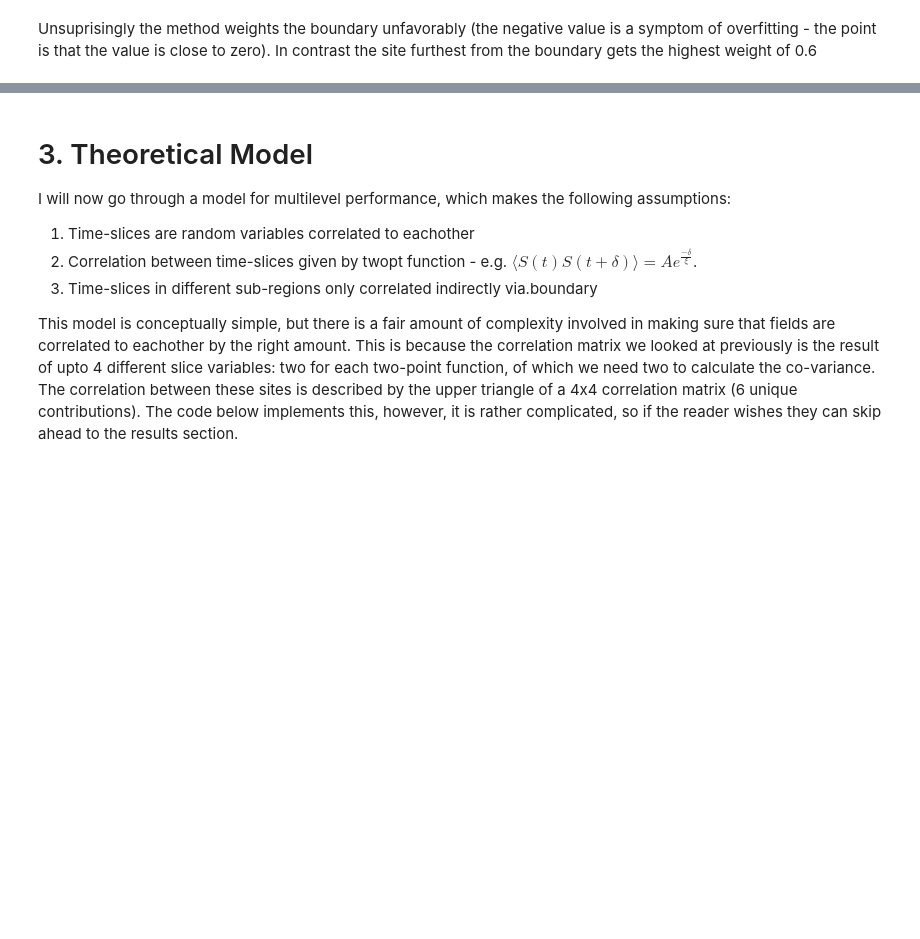
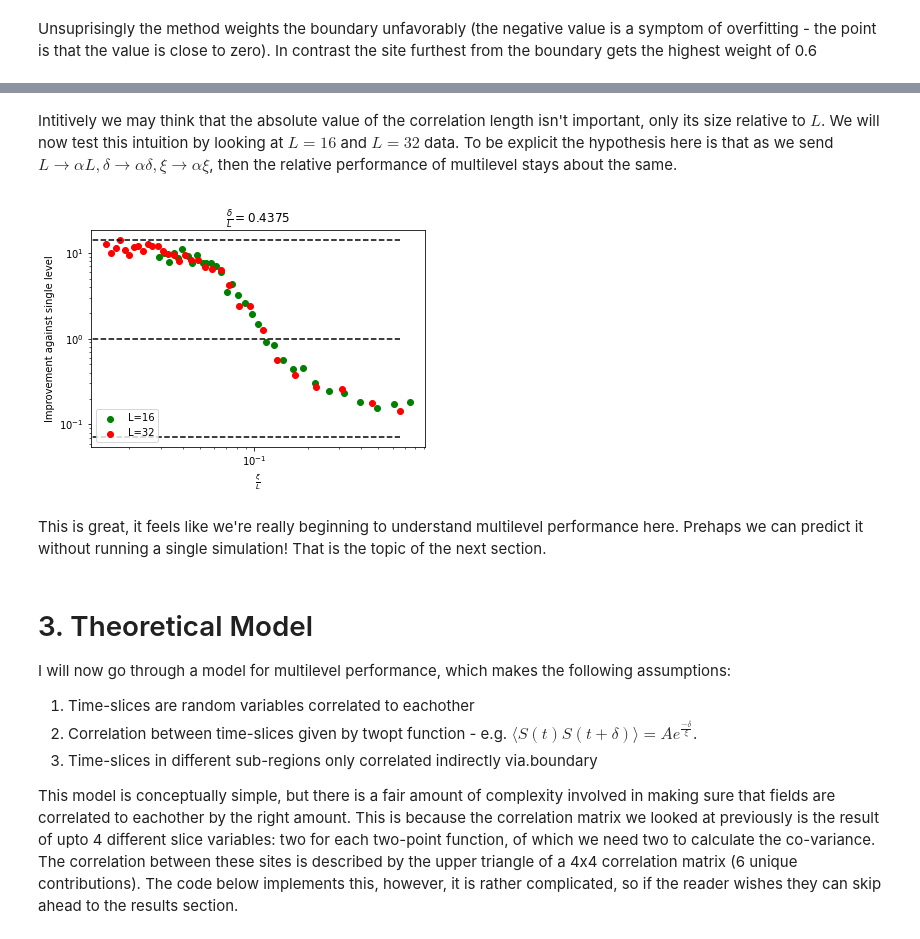
Before and after one commit to BenKMorley/Multilevel_notebook, a Jupyter notebook: Multilevel_Ising.ipynb, the cells around one changed output, grey strips where cells are left out. Drawn from its saved outputs; the diff is of its cells as text; code cells hidden in the pictures; blank space fills up the shorter version.

```diff
--- a/Multilevel_Ising.ipynb
+++ b/Multilevel_Ising.ipynb
@@ -863,3 +1118,38 @@ Unsuprisingly the method weights the boundary unfavorably (the negative value is
+# %% [markdown]
+Intitively we may think that the absolute value of the correlation length isn't important, only its size relative to $L$. We will now test this intuition by looking at $L = 16$ and $L = 32$ data. To be explicit the hypothesis here is that as we send $L \xrightarrow[]{} \alpha L, \delta \xrightarrow[]{} \alpha \delta, \xi \xrightarrow[]{} \alpha \xi$, then the relative performance of multilevel stays about the same.
+# %%
+delta_frac = 7 / 16 # delta / L
+L_s = [16, 32]
+colors = {16: 'g', 32: 'r'}
+
+for L in L_s:
+    results = full_results[L]
+
+    # Extract Standard deviations from the results
+    single_stds = numpy.std(results[:, 0], axis=2)
+    multi_chisq = numpy.std(results[:, 4], axis=2)
+
+    delta = int(numpy.rint(delta_frac * L))
+
+    plt.scatter(xis[L] / L, single_stds[:, delta] / multi_chisq[:, delta], label=f'L={L}', color=colors[L])
+
+plt.plot([0, max(xis[L] / L)], [1, 1], color='k', ls='--')
+plt.plot([0, max(xis[L] / L)], [numpy.sqrt(M), numpy.sqrt(M)], color='k', ls='--')
+plt.plot([0, max(xis[L] / L)], [1 / numpy.sqrt(M), 1 / numpy.sqrt(M)], color='k', ls='--')
+
+plt.legend()
+plt.yscale('log')
+plt.xscale('log')
+plt.xlabel(r'$\frac{\xi}{L}$')
+plt.ylabel('Improvement against single level')
+plt.title(r'$\frac{\delta}{L} = delta_frac$'.replace("delta_frac", f"{delta_frac}"))
+plt.savefig(f'{directory}gain_vs_xi_delta{delta}png', dpi=500)
+plt.show()
+plt.close()
+# %% [output]
+[figure, added]
+# %% [markdown]
+This is great, it feels like we're really beginning to understand multilevel performance here. Prehaps we can predict it without running a single simulation! That is the topic of the next section.
 # %% [markdown]
 # 3. Theoretical Model
 I will now go through a model for multilevel performance, which makes the following assumptions:
```
Also changed, not shown: parts of 34 cells of this notebook, 1 other file.
